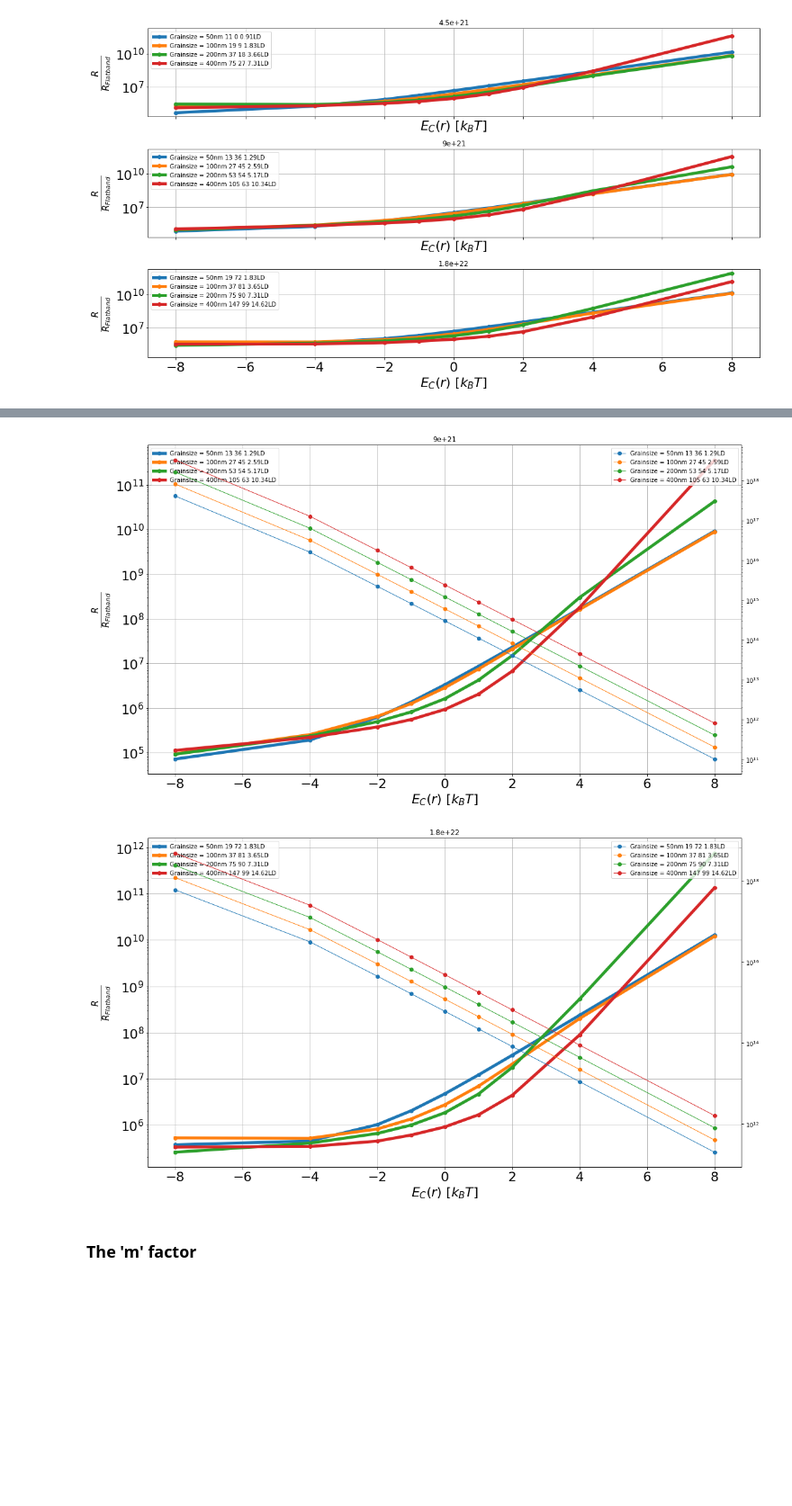
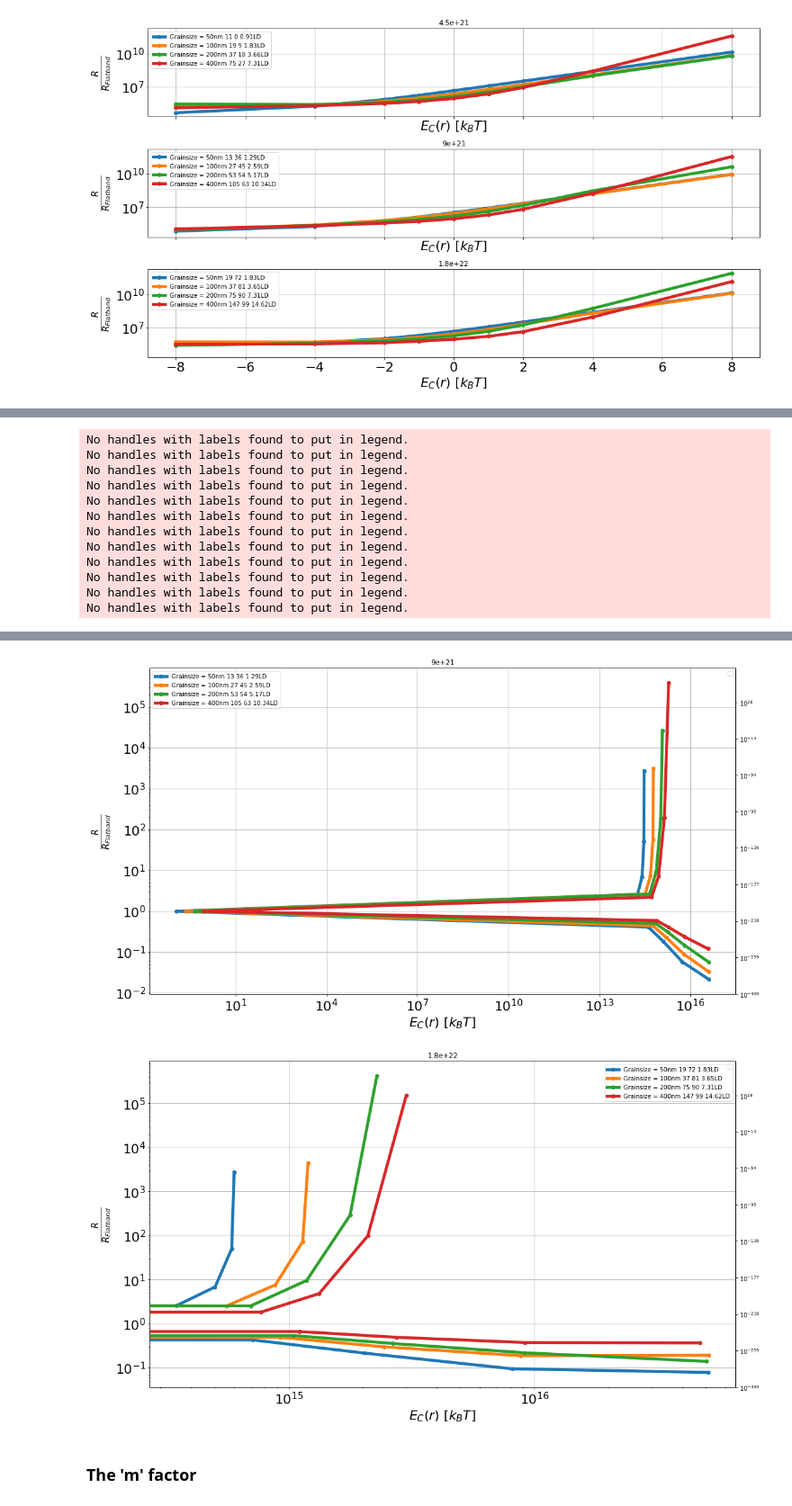
Before and after one commit to NilsNoreyson/thesis, a Jupyter notebook: 3-Resistance-sensor.ipynb, the cells around one changed output, grey strips where cells are left out. Shown at 90% size. Drawn from its saved outputs; the diff is of its cells as text; code cells hidden in the pictures; blank space fills up the shorter version.

Commit message:
finally someone let him out of his cage we have what we've been looking for, clear dependancy of something on grainsize

```diff
--- a/3-Resistance-sensor.ipynb
+++ b/3-Resistance-sensor.ipynb
@@ -604,9 +628,9 @@ def calc_sum_of_charges(ser):
     grain = create_grain_from_data(ser)
     cs = []
     for r_i, r in enumerate(ser['r'][0:-1]):
-        uV = ser['n'][r_i+1]*(ser['r'][r_i+1]*grain.material.LD)**3*4/3*pi
-        lV = ser['n'][r_i]*(ser['r'][r_i]*grain.material.LD)**3*4/3*pi
-        cs.append(uV-lV)
+        uV = (ser['r'][r_i+1]*grain.material.LD)**3*4/3*pi
+        lV = (ser['r'][r_i]*grain.material.LD)**3*4/3*pi
+        cs.append((uV-lV)*ser['n'][r_i])
     surf_c = np.sum(cs)
 
     all_c = 4.0/3.0*pi*(ser['R']**3)*grain.material.n(0)[0]
@@ -660,6 +683,7 @@ Name: 7, dtype: object
 ### Comparing with experimental data
 # %%
 calc_dF_size = calc_dF_sol
+calc_dF_size = cd2
 fig, axes = subplots(len(calc_dF_size['ND'].unique()),1,figsize = (16,9), sharey=True, sharex=True)
 if len(fig.axes)==1:
     axes = [axes]
@@ -700,3 +724,5 @@ for ax_i,(size_n,calc_dF_n) in enumerate(calc_dF_size.groupby('ND')):
     axe.legend()
 # %% [output]
 [figure]
+# %%
+dd = cd2[(cd2['R']==50e-9) & (cd2['ND']==1.8e+22)]
@@ -702,0 +741,8 @@ for ax_i,(size_n,calc_dF_n) in enumerate(calc_dF_size.groupby('ND')):
+# %%
+fig, axe = subplots()
+a = calc_dF_grainsize['all_charges']/surf
+#sc = abs(dd['all_charges']-dd['surf_charges'])
+sc = abs(dd['surf_charges'])
+axe.plot(sc,v0)
+#axe.set_yscale('log')
+#axe.set_xscale('log')
@@ -722,26 +771,28 @@ for ax_i,(size_n,calc_dF_n) in enumerate(calc_dF_size.groupby('ND')):
 
         flat_band = calc_dF_grainsize[calc_dF_grainsize['Einit_kT']==0].iloc[0]['current']
         res = flat_band/calc_dF_grainsize['current']
-        res = 2000/calc_dF_grainsize['current']
-        sc = calc_dF_grainsize['surf_charges']
+        #res = 2000/calc_dF_grainsize['current']
+        sc = calc_dF_grainsize['all_charges']-calc_dF_grainsize['surf_charges']
         #print(sc,(grain.material.LD**(2/3)*surf))
         surf = R**2*4*pi
         #surf_ratio = (grain.material.nb**(2/3)*surf)/sc
-        surf_ratio = sc/surf
+        surf_ratio = abs(sc/surf)
 
         sc = calc_dF_grainsize['all_charges']
 
         #res = 1/calc_dF_grainsize['current']
         v = calc_dF_grainsize['Einit_kT']
         rel_size = grain.R/grain.material.LD
-        axe.plot(v, res, 'o-', label = f'Grainsize = {R*1e9:.0f}nm {s} {calc_dF_grainsize.iloc[0].name} {rel_size:.2f}LD', linewidth=5)
+        #axe.plot(v, res, 'o-', label = f'Grainsize = {R*1e9:.0f}nm {s} {calc_dF_grainsize.iloc[0].name} {rel_size:.2f}LD', linewidth=5)
+        axe.plot(surf_ratio, res, 'o-', label = f'Grainsize = {R*1e9:.0f}nm {s} {calc_dF_grainsize.iloc[0].name} {rel_size:.2f}LD', linewidth=5)
 
-        axe2.plot(v,surf_ratio,  'o-', linewidth=1,label = f'Grainsize = {R*1e9:.0f}nm {s} {calc_dF_grainsize.iloc[0].name} {rel_size:.2f}LD')
+
+        #axe2.plot(v,surf_ratio,  'o-', linewidth=1,label = f'Grainsize = {R*1e9:.0f}nm {s} {calc_dF_grainsize.iloc[0].name} {rel_size:.2f}LD')
 
 
         axe.set_yscale('log')
         axe2.set_yscale('log')
-        #axe.set_xscale('log')
+        axe.set_xscale('log')
 
         axe.set_ylabel(r'$\frac{R}{R_{Flatband}}$', fontsize =22)
         axe.set_xlabel('$E_C(r)$ [$k_BT$]', fontsize =22)
@@ -754,3 +805,15 @@ for ax_i,(size_n,calc_dF_n) in enumerate(calc_dF_size.groupby('ND')):
     fig.tight_layout()
     axe.legend()
 # %% [output]
+No handles with labels found to put in legend.
+No handles with labels found to put in legend.
+No handles with labels found to put in legend.
+No handles with labels found to put in legend.
+No handles with labels found to put in legend.
+No handles with labels found to put in legend.
+No handles with labels found to put in legend.
+No handles with labels found to put in legend.
+No handles with labels found to put in legend.
+No handles with labels found to put in legend.
+No handles with labels found to put in legend.
+No handles with labels found to put in legend.
@@ -758,5 +821,5 @@ for ax_i,(size_n,calc_dF_n) in enumerate(calc_dF_size.groupby('ND')):
-[figure, old version]
+[figure, new version]
-[figure, old version]
+[figure, new version]
 # %% [markdown]
 ### The 'm' factor
 # %%
```
Also changed, not shown: parts of 13 cells of this notebook, 5 other files.
